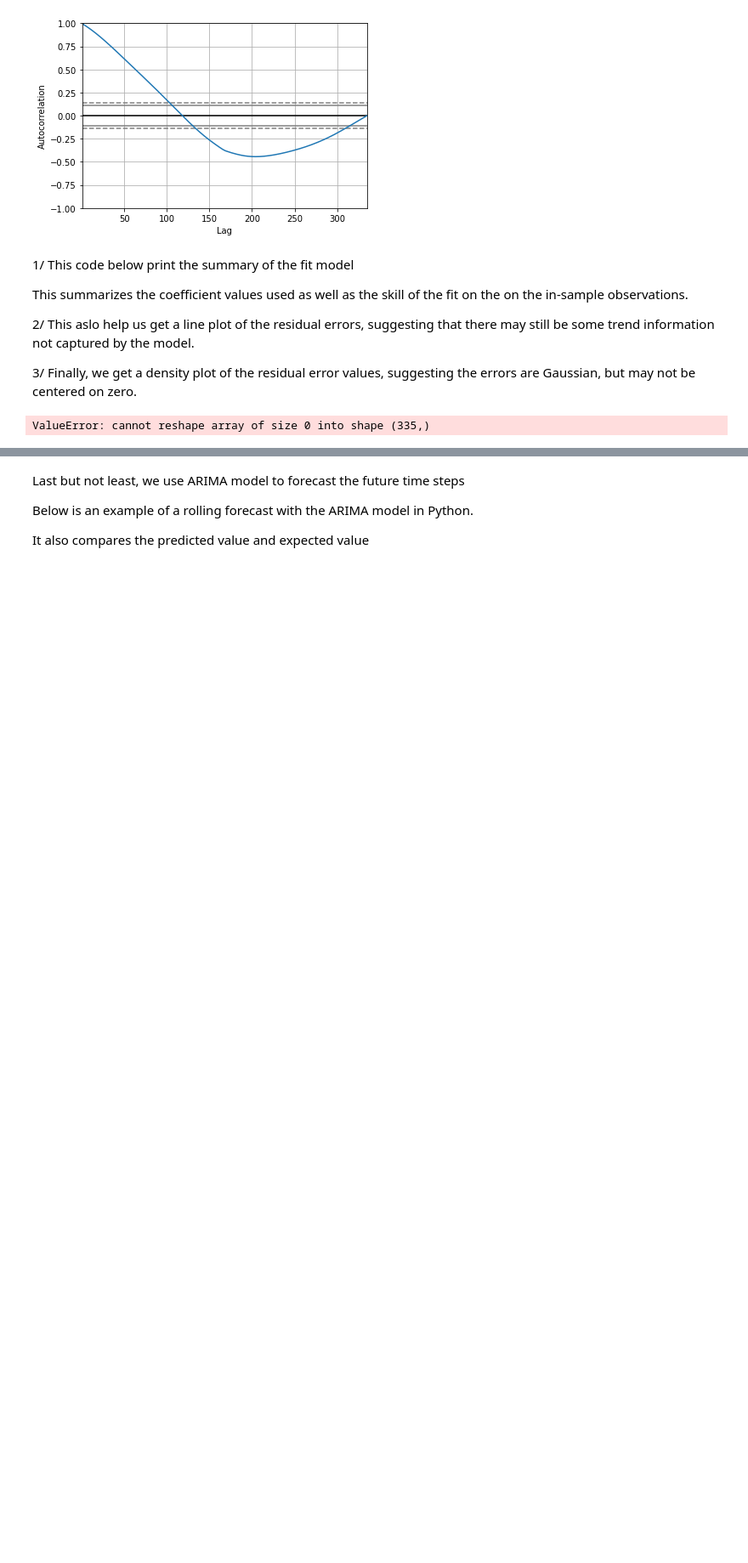
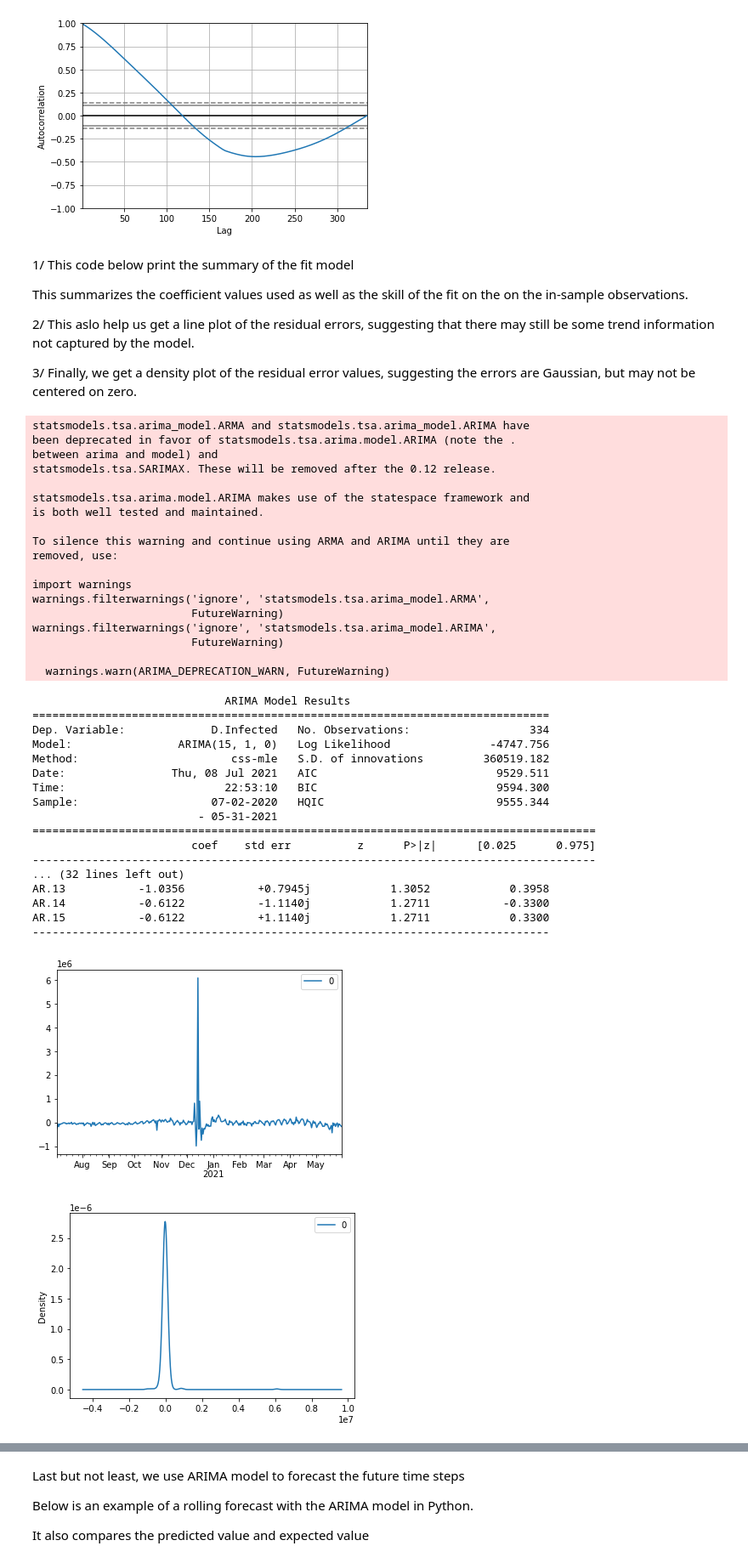
Before and after one commit to oddeyemotion/DS-Assignment, a Jupyter notebook: Models/Version 2/ARIMA/arima_forecasting_ver 2.ipynb, the cells around one changed output, grey strips where cells are left out. Shown: that part at 85% size. Drawn from its saved outputs; the diff is of its cells as text; code cells hidden in the pictures; blank space fills up the shorter version.

```diff
--- a/Models/Version 2/ARIMA/arima_forecasting_ver 2.ipynb
+++ b/Models/Version 2/ARIMA/arima_forecasting_ver 2.ipynb
@@ -40,28 +40,65 @@ This summarizes the coefficient values used as well as the skill of the fit on t
 3/ Finally, we get a density plot of the residual error values, suggesting the errors are Gaussian, but may not be centered on zero.
 # %%
 # fit an ARIMA model and plot residual errors
+import pandas as pd
+from pandas import read_csv
 from datetime import datetime
-from pandas import read_csv
 from pandas import DataFrame
 from statsmodels.tsa.arima_model import ARIMA
 from matplotlib import pyplot
 # load datase
 series = read_csv('https://raw.githubusercontent.com/ll-cooool-j/DS-Assignment/main/Datasets/Global%2C%20only%20Date%20and%20Infected%2C%20CSV%20formatted.csv', header=0, index_col=0)
 idx = pd.date_range("2020-07-01", periods=335)
 series.index = idx.to_period()
 # fit model
-model = ARIMA(series.iloc[:,3:4], order=(10,1,0))
+model = ARIMA(series, order=(15,1,0))
 model_fit = model.fit()
 # summary of fit model
 print(model_fit.summary())
 # line plot of residuals
 residuals = DataFrame(model_fit.resid)
 residuals.plot()
 pyplot.show()
 # density plot of residuals
 residuals.plot(kind='kde')
 pyplot.show()
 # summary stats of residuals
 print(residuals.describe())
 # %% [output]
-ValueError: cannot reshape array of size 0 into shape (335,)
+statsmodels.tsa.arima_model.ARMA and statsmodels.tsa.arima_model.ARIMA have
+been deprecated in favor of statsmodels.tsa.arima.model.ARIMA (note the .
+between arima and model) and
+statsmodels.tsa.SARIMAX. These will be removed after the 0.12 release.
+
+statsmodels.tsa.arima.model.ARIMA makes use of the statespace framework and
+is both well tested and maintained.
+
+To silence this warning and continue using ARMA and ARIMA until they are
+removed, use:
+
+import warnings
+warnings.filterwarnings('ignore', 'statsmodels.tsa.arima_model.ARMA',
+                        FutureWarning)
+warnings.filterwarnings('ignore', 'statsmodels.tsa.arima_model.ARIMA',
+                        FutureWarning)
+
+  warnings.warn(ARIMA_DEPRECATION_WARN, FutureWarning)
+                             ARIMA Model Results
+==============================================================================
+Dep. Variable:             D.Infected   No. Observations:                  334
+Model:                ARIMA(15, 1, 0)   Log Likelihood               -4747.756
+Method:                       css-mle   S.D. of innovations         360519.182
+Date:                Thu, 08 Jul 2021   AIC                           9529.511
+Time:                        22:53:10   BIC                           9594.300
+Sample:                    07-02-2020   HQIC                          9555.344
+                         - 05-31-2021
+=====================================================================================
+                        coef    std err          z      P>|z|      [0.025      0.975]
+-------------------------------------------------------------------------------------
+... (32 lines left out)
+AR.13           -1.0356           +0.7945j            1.3052            0.3958
+AR.14           -0.6122           -1.1140j            1.2711           -0.3300
+AR.15           -0.6122           +1.1140j            1.2711            0.3300
+------------------------------------------------------------------------------
+[figure, added]
+[figure, added]
```
Also changed, not shown: parts of 1 cell of this notebook.
